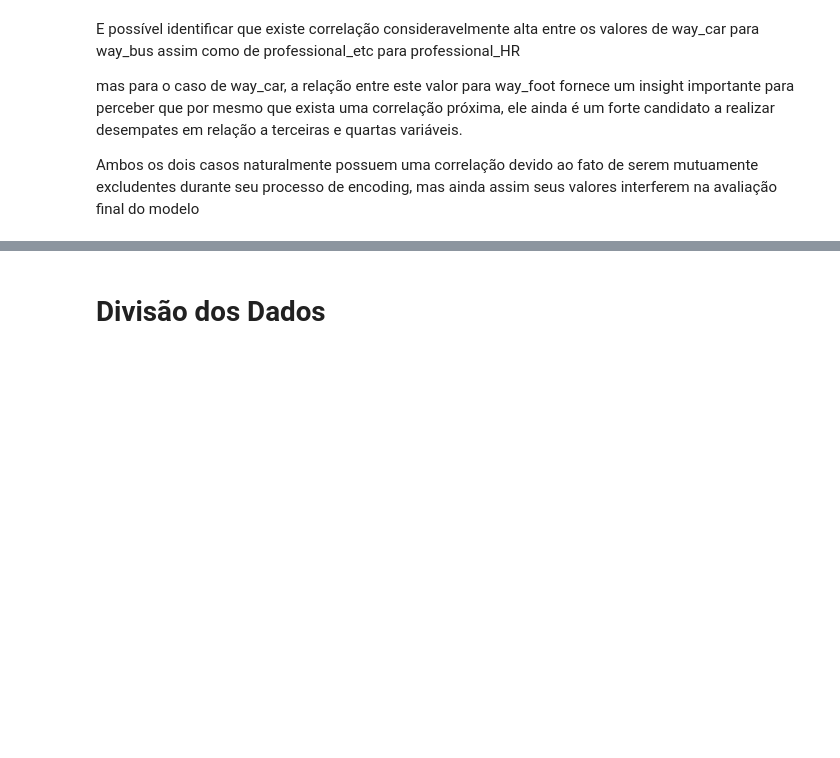
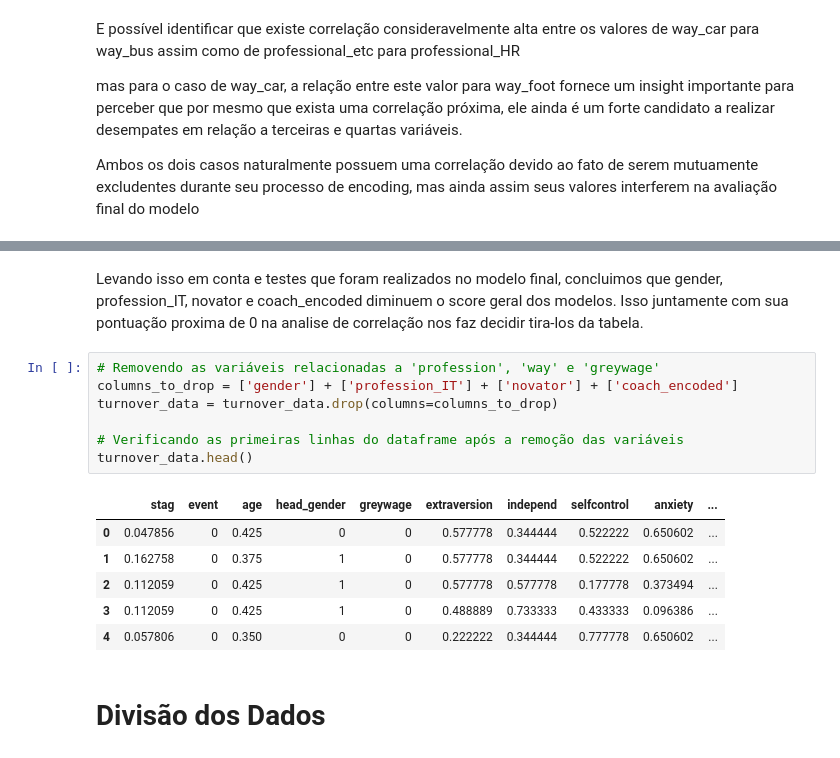
Before and after one commit to ToniLommez/EmployeeTurnover_IA, a Jupyter notebook: EmployeeTurnover.ipynb, the cells around one changed output, grey strips where cells are left out. Saved outputs shown, nothing was run; the diff lists cells and outputs as text; blank space fills up the shorter version.

```diff
--- a/EmployeeTurnover.ipynb
+++ b/EmployeeTurnover.ipynb
@@ -503,3 +529,19 @@ Ambos os dois casos naturalmente possuem uma correlação devido ao fato de sere
+# %% [markdown]
+Levando isso em conta e testes que foram realizados no modelo final, concluimos que gender, profession_IT, novator e coach_encoded diminuem o score geral dos modelos. Isso juntamente com sua pontuação proxima de 0 na analise de correlação nos faz decidir tira-los da tabela.
+# %%
+# Removendo as variáveis relacionadas a 'profession', 'way' e 'greywage'
+columns_to_drop = ['gender'] + ['profession_IT'] + ['novator'] + ['coach_encoded']
+turnover_data = turnover_data.drop(columns=columns_to_drop)
+
+# Verificando as primeiras linhas do dataframe após a remoção das variáveis
+turnover_data.head()
+# %% [output]
+|  | stag | event | age | head_gender | greywage | extraversion | independ | selfcontrol | anxiety | ... |
+| 0 | 0.047856 | 0 | 0.425 | 0 | 0 | 0.577778 | 0.344444 | 0.522222 | 0.650602 | ... |
+| 1 | 0.162758 | 0 | 0.375 | 1 | 0 | 0.577778 | 0.344444 | 0.522222 | 0.650602 | ... |
+| 2 | 0.112059 | 0 | 0.425 | 1 | 0 | 0.577778 | 0.577778 | 0.177778 | 0.373494 | ... |
+| 3 | 0.112059 | 0 | 0.425 | 1 | 0 | 0.488889 | 0.733333 | 0.433333 | 0.096386 | ... |
+| 4 | 0.057806 | 0 | 0.350 | 0 | 0 | 0.222222 | 0.344444 | 0.777778 | 0.650602 | ... |
 # %% [markdown]
 # Divisão dos Dados
 # %% [markdown]
```
Also changed, not shown: parts of 17 cells of this notebook.
